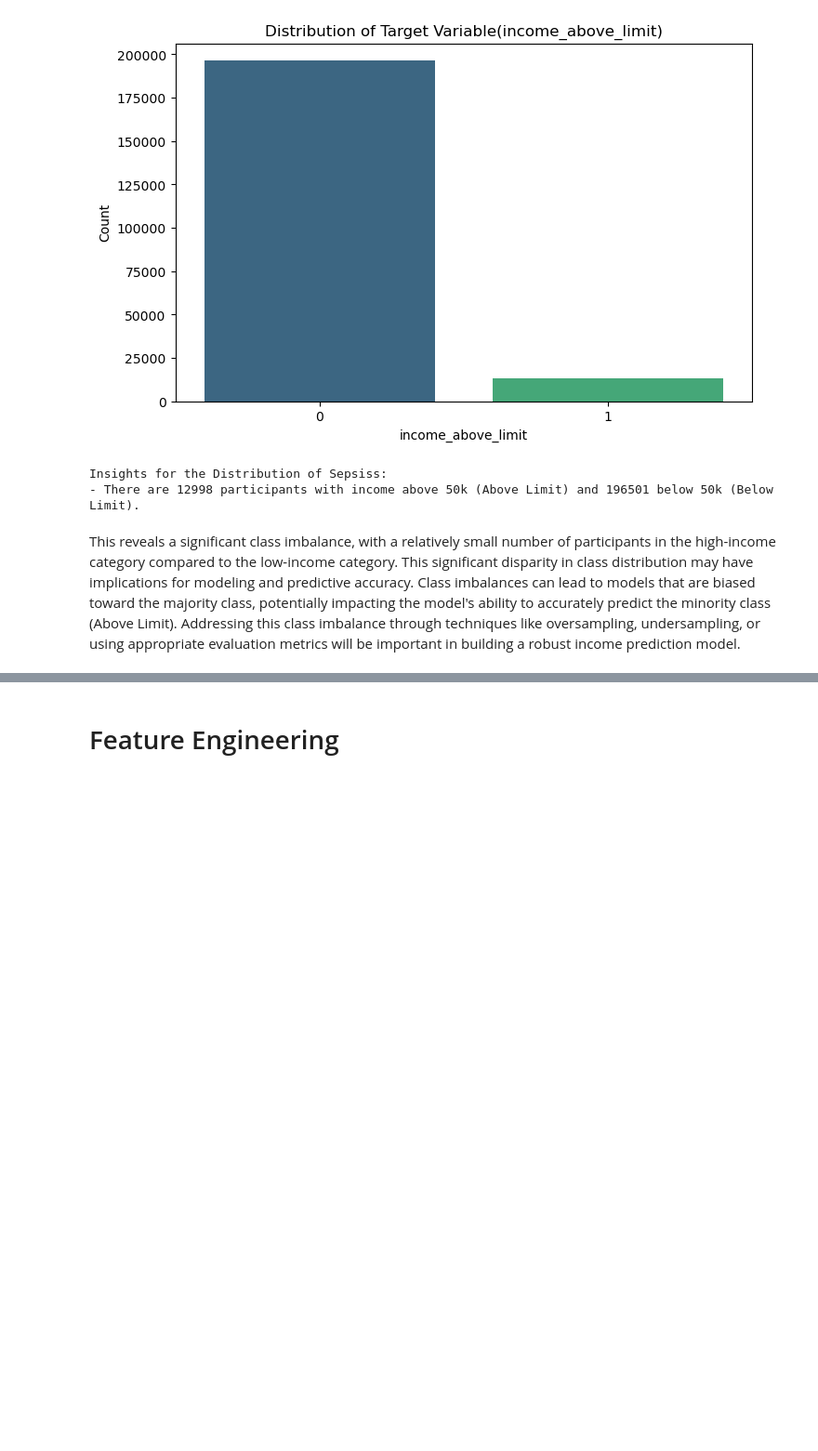
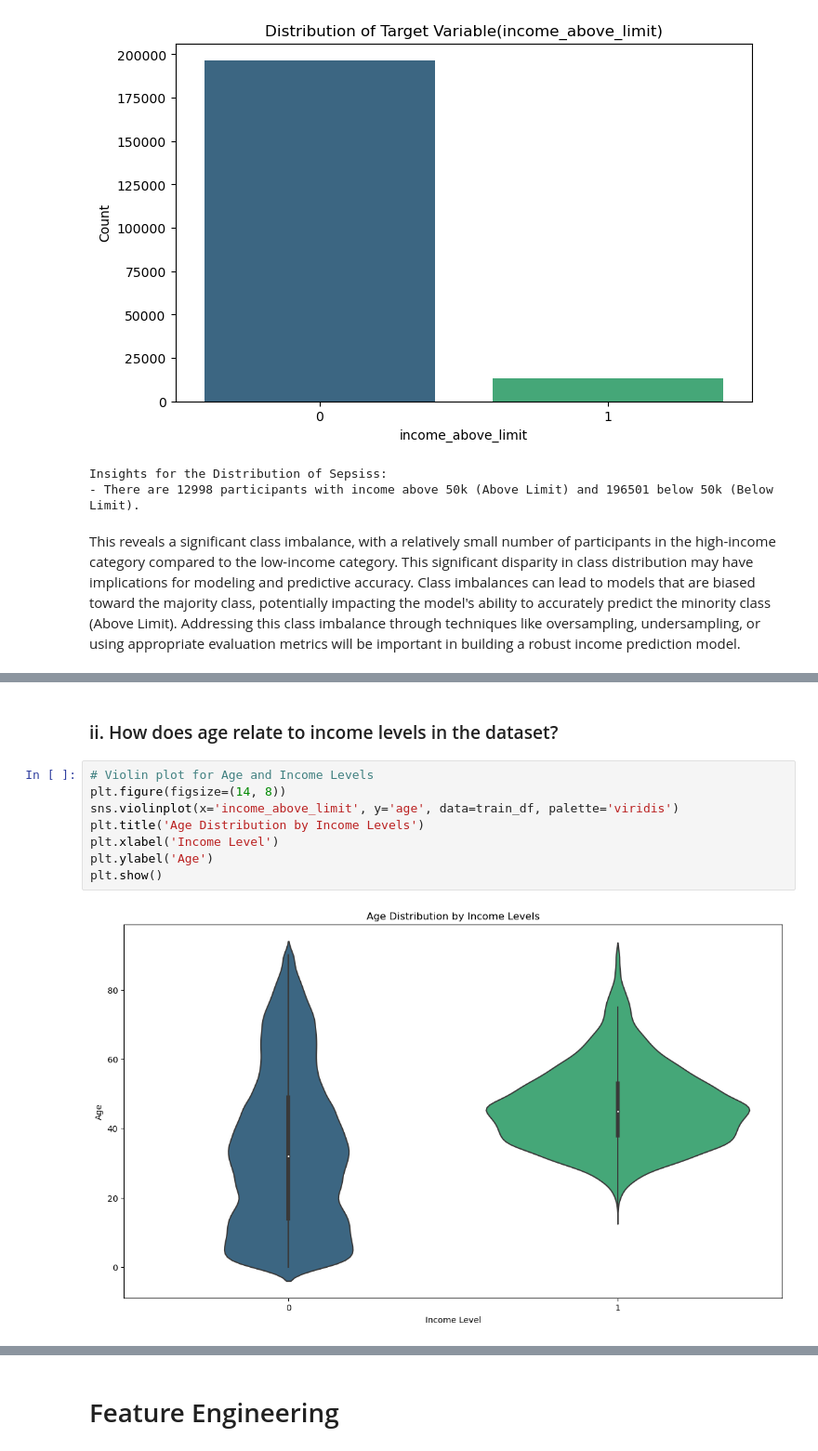
Before and after one commit to rasmodev/Income-Prediction-Challenge-For-Azubian, a Jupyter notebook: dev/Income_Prediction.ipynb, the cells around one changed output, grey strips where cells are left out. Shown at 93% size. Saved outputs shown, nothing was run; the diff lists cells and outputs as text; blank space fills up the shorter version.

```diff
--- a/dev/Income_Prediction.ipynb
+++ b/dev/Income_Prediction.ipynb
@@ -1375,0 +1389,12 @@ plt.show()
+# %% [markdown]
+### ii. How does age relate to income levels in the dataset?
+# %%
+# Violin plot for Age and Income Levels
+plt.figure(figsize=(14, 8))
+sns.violinplot(x='income_above_limit', y='age', data=train_df, palette='viridis')
+plt.title('Age Distribution by Income Levels')
+plt.xlabel('Income Level')
+plt.ylabel('Age')
+plt.show()
+# %% [output]
+[figure, added]
```
Also changed, not shown: parts of 130 cells of this notebook.
